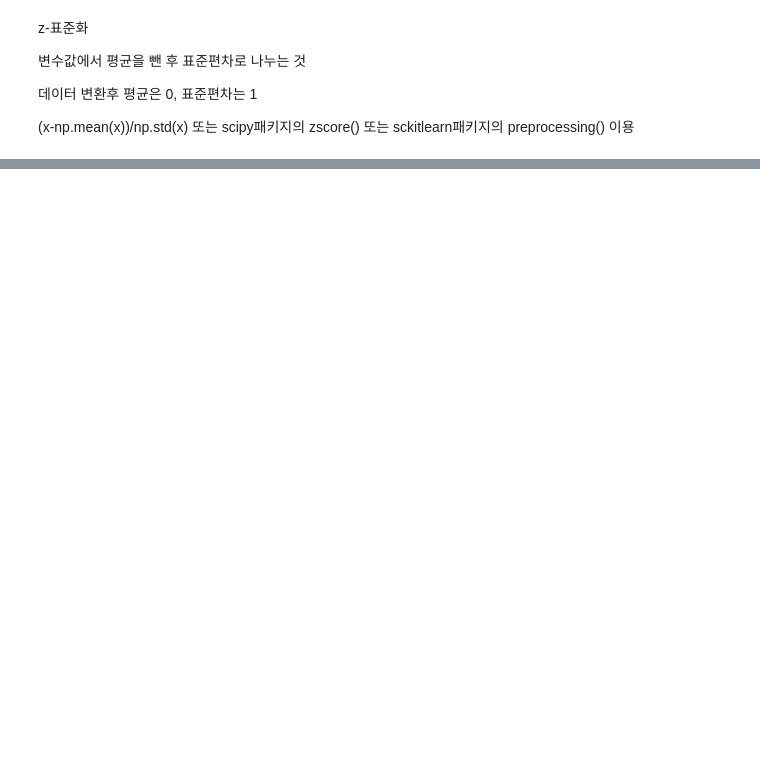
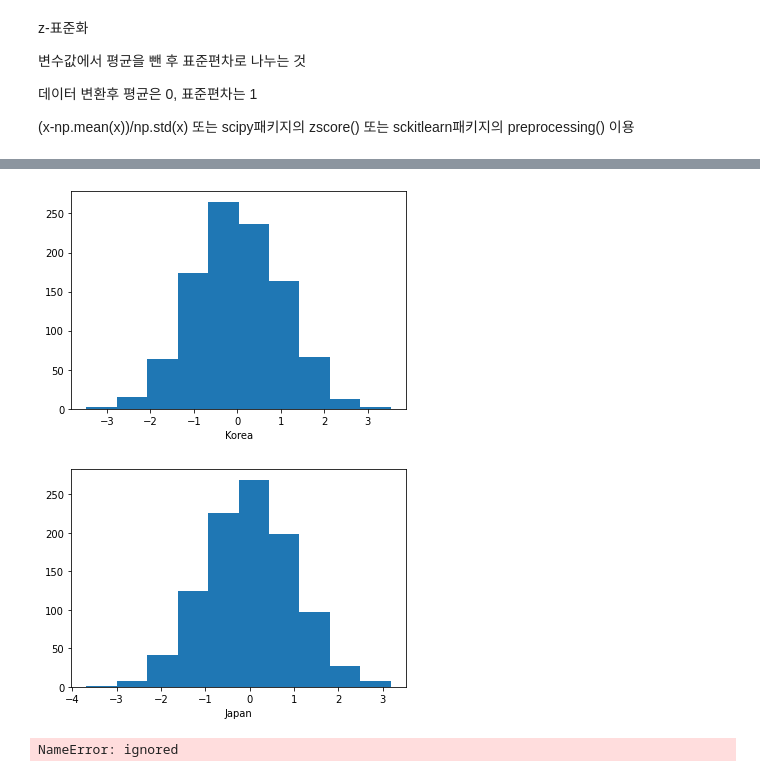
Before and after one commit to dydwns9436/BigData_Exam, a Jupyter notebook: Study_04.ipynb, the cells around one changed output, grey strips where cells are left out. Saved outputs shown, nothing was run; the diff lists cells and outputs as text; code cells hidden in the pictures; blank space fills up the shorter version.

```diff
--- a/Study_04.ipynb
+++ b/Study_04.ipynb
@@ -179,0 +180,24 @@ meat_consumption.head()
+# %%
+#표준화된 데이터에 대한 히스토그램
+
+plt.hist(meat_consumption['학국인_정규화'])
+plt.xlabel('Korea')
+plt.show()
+
+plt.hist(meat_consumption['일본인_정규화'])
+plt.xlabel('Japan')
+plt.show()
+# %% [output]
+[figure, added]
+[figure, added]
+# %%
+#사이킷런 스케일러 이용 정규화
+
+from sklearn.preprocessing import StandardScaler
+
+scaler = StandardScaler()
+meat_consumption['한국인_정규화3'] = scaler.fit_transform(meat_consumption[['한국인']])
+
+print(meat_consumptio)
+# %% [output]
+NameError: ignored
```
Also changed, not shown: parts of 6 cells of this notebook.
